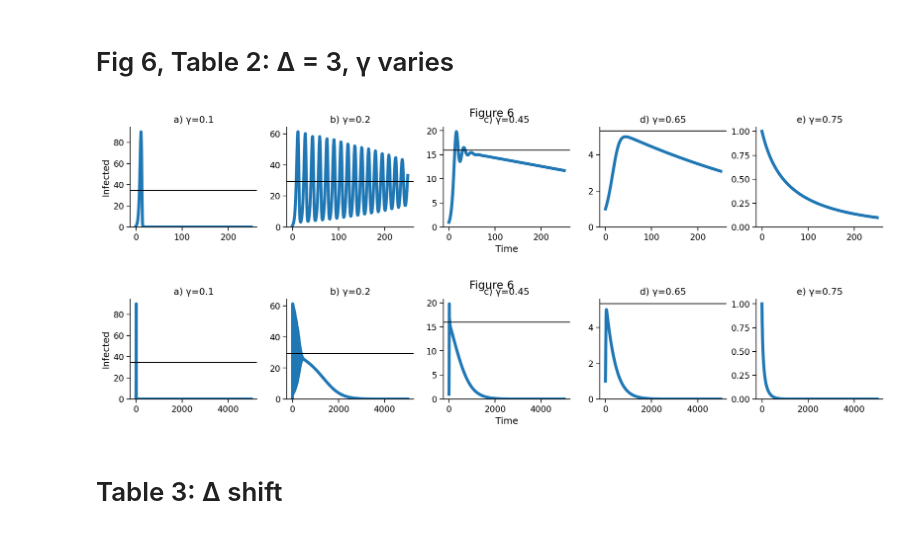
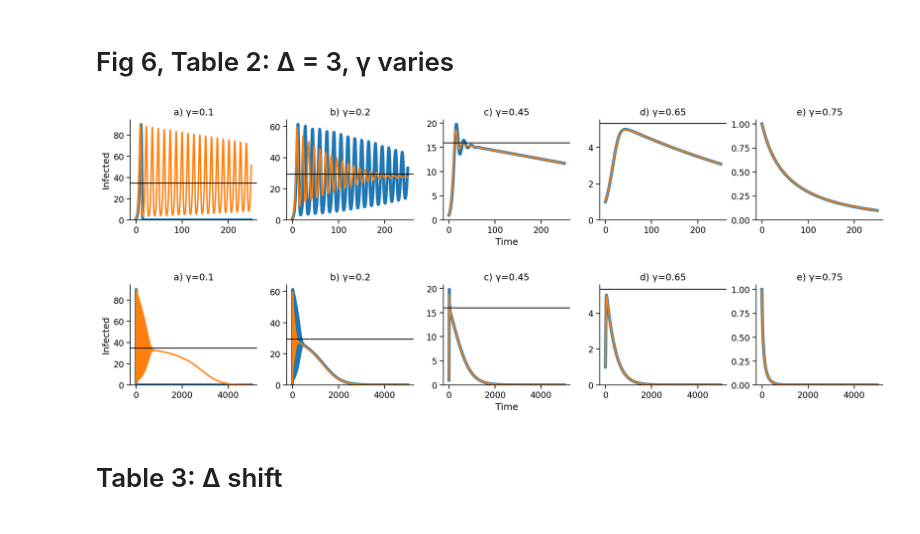
Before and after one commit to yoavram/SanJose, a Jupyter notebook: notebooks/model-SIR.ipynb, the cells around one changed output. Drawn from its saved outputs; the diff is of its cells as text; code cells hidden in the pictures.

Commit message:
cont SIR

```diff
--- a/notebooks/model-SIR.ipynb
+++ b/notebooks/model-SIR.ipynb
@@ -126,7 +163,7 @@ c_hat_ = 0.001
 
 fig, axes = plt.subplots(1, 2, figsize=(10, 4))
 ax = axes[0]
-S, I = det_dis_simulation(I0, N, b0, γ, c_hat_, α1, α2, Δ)
+I = det_dis_simulation(I0, N, b0, γ, c_hat_, α1, α2, Δ)
 ax.plot(I[:-1], I[1:], '.')
 axes[1].plot(I)
 line = np.linspace(I.min(), I.max())
@@ -152,19 +189,21 @@ fig.tight_layout()
 
 fig, axes = plt.subplots(1, 2, figsize=(10, 4))
 ax = axes[0]
-S, I = det_dis_simulation(I0, N, b0, γ, c_hat, α1, α2, Δ_)
-ax.plot(I[:-1], I[1:], '.')
-line = np.linspace(I.min(), I.max())
+Idis = det_dis_simulation(I0, N, b0, γ, c_hat, α1, α2, Δ_)
+ax.plot(Idis[:-1], Idis[1:], '.')
+line = np.linspace(Idis.min(), Idis.max())
 ax.plot(line, line, ls='--', color='k')
+t, Icont = det_cont_simulation(I0, N, b0, γ, c_hat, α1, α2, Δ_)
+ax.plot(Icont[:-1], Icont[1:], '.')
 ax.plot(I2(N, b0, γ, c_hat, α1, α2), I2(N, b0, γ, c_hat, α1, α2), 'o', color='k', markersize=10)
 ax.set(xlabel='$I_t$', ylabel='$I_{t+1}$', xlim=(0, None), ylim=(0, None))
 
 ax = axes[1]
-ax.plot(I)
+ax.plot(Idis)
+ax.plot(t, Icont, '--')
 ax.axhline(I2(N, b0, γ, c_hat, α1, α2), ls='--', color='k')
 ax.set(xlabel='Time', ylabel='$I_t$', xlim=(0, None), ylim=(0, None))
 
-fig.suptitle('Figure A1')
 for ax, label in zip(axes.flat, 'abcd'): ax.set_title("{})".format(label))
 
 sns.despine()
@@ -177,22 +216,24 @@ fig.savefig('../figures/figA1-SIR.pdf')
 
 fig, axes = plt.subplots(1, 2, figsize=(10, 4))
 ax = axes[0]
-S, I = det_dis_simulation(I0, N, b0, γ, c_hat, α1, α2, Δ_, tmax=10000)
-ax.plot(I[:-1], I[1:], '.')
-line = np.linspace(I.min(), I.max())
+Idis = det_dis_simulation(I0, N, b0, γ, c_hat, α1, α2, Δ_, tmax=5000)
+ax.plot(Idis[:-1], Idis[1:], '.')
+line = np.linspace(Idis.min(), Idis.max())
 ax.plot(line, line, ls='--', color='k')
+t, Icont = det_cont_simulation(I0, N, b0, γ, c_hat, α1, α2, Δ_, tmax=5000)
+ax.plot(Icont[:-1], Icont[1:], '.')
 ax.plot(I2(N, b0, γ, c_hat, α1, α2), I2(N, b0, γ, c_hat, α1, α2), 'o', color='k', markersize=10)
 ax.set(xlabel='$I_t$', ylabel='$I_{t+1}$', xlim=(0, None), ylim=(0, None))
 
 ax = axes[1]
-ax.plot(I)
+ax.plot(Idis)
+ax.plot(t, Icont, '--')
 ax.axhline(I2(N, b0, γ, c_hat, α1, α2), ls='--', color='k')
 ax.set(xlabel='Time', ylabel='$I_t$', xlim=(0, None), ylim=(0, None))
 
-fig.suptitle('Figure A1')
 for ax, label in zip(axes.flat, 'abcd'): ax.set_title("{})".format(label))
 
 sns.despine()
 fig.tight_layout()
-fig.savefig('../figures/figA1-SIR-long.pdf')
+fig.savefig('../figures/figA1-SIR.pdf')
 # %% [output]
@@ -246,18 +287,25 @@ c_hat=0.0015
 Δ=3
 
 classifications = ['Collapse', 'Perpetual oscillation', 'Damped oscillation to I2', 'Mon. convergence to I2', 'Mon. convergence to I0']
+# %%
+results_table2 = []
+for γ_ in γs:
+    Idis = det_dis_simulation(I0, N, b0, γ_, c_hat, α1, α2, Δ, tmax=250, min0=True, maxN=True)
+    t, Icont = det_cont_simulation(I0, N, b0, γ_, c_hat, α1, α2, Δ, tmax=250)
+    results_table2.append((Idis, t, Icont))
 # %%
 fig, axes = plt.subplots(1, len(γs), figsize=(15, 3), sharex=True)
-for label, ax, γ_, classif in zip('abcdef', axes.flat, γs, classifications):
-    S, I = det_dis_simulation(I0, N, b0, γ_, c_hat, α1, α2, Δ, tmax=250, min0=True, maxN=True)
-    ax.plot(I, lw=4)
+for label, ax, γ_, res, classif in zip('abcdef', axes.flat, γs, results_table2, classifications):
+    Idis, t, Icont = res
+    ax.plot(Idis, lw=4)
+    ax.plot(t, Icont, '-', lw=2)
     ax.axhline(I2(N, b0, γ_, c_hat, α1, α2), color='k')
     ax.set(ylim=(0, None), title='{}) γ={}'.format(label, γ_))
 axes[2].set(xlabel='Time')
 axes[0].set(ylabel='Infected')
-fig.suptitle('Figure 6\n')
+
 fig.tight_layout()
 sns.despine()
 fig.savefig('../figures/fig6-SIR.pdf', dpi=100)
 # %% [output]
-[figure, old version]
+[figure, new version]
@@ -264,18 +318,19 @@ fig.savefig('../figures/fig6-SIR.pdf', dpi=100)
 # %%
 fig, axes = plt.subplots(1, len(γs), figsize=(15, 3), sharex=True)
-for label, ax, γ_, classif in zip('abcdef', axes.flat, γs, classifications):
-    S, I = det_dis_simulation(I0, N, b0, γ_, c_hat, α1, α2, Δ, tmax=5000, min0=True, maxN=True)
-    ax.plot(I, lw=4)
+for label, ax, γ_, res, classif in zip('abcdef', axes.flat, γs, results_table2_long, classifications):
+    Idis, t, Icont = res
+    ax.plot(Idis, lw=4)
+    ax.plot(t, Icont, '-', lw=2)
     ax.axhline(I2(N, b0, γ_, c_hat, α1, α2), color='k')
     ax.set(ylim=(0, None), title='{}) γ={}'.format(label, γ_))
 axes[2].set(xlabel='Time')
 axes[0].set(ylabel='Infected')
-fig.suptitle('Figure 6\n')
+
 fig.tight_layout()
 sns.despine()
 fig.savefig('../figures/fig6-SIR-long.pdf', dpi=100)
 # %% [output]
-[figure, old version]
+[figure, new version]
 # %% [markdown]
 # Table 3: Δ shift
 # %%
```
Also changed, not shown: parts of 12 cells of this notebook, 1 other file.
